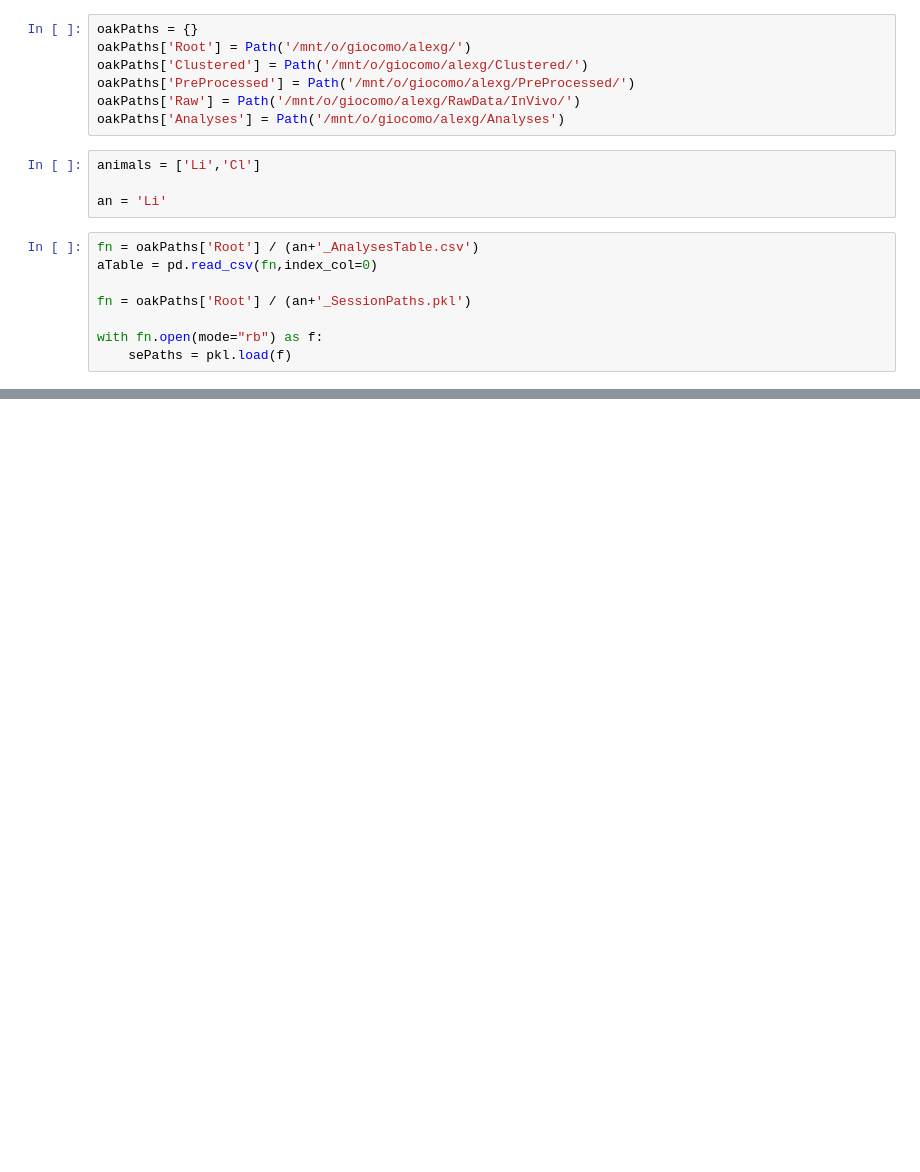
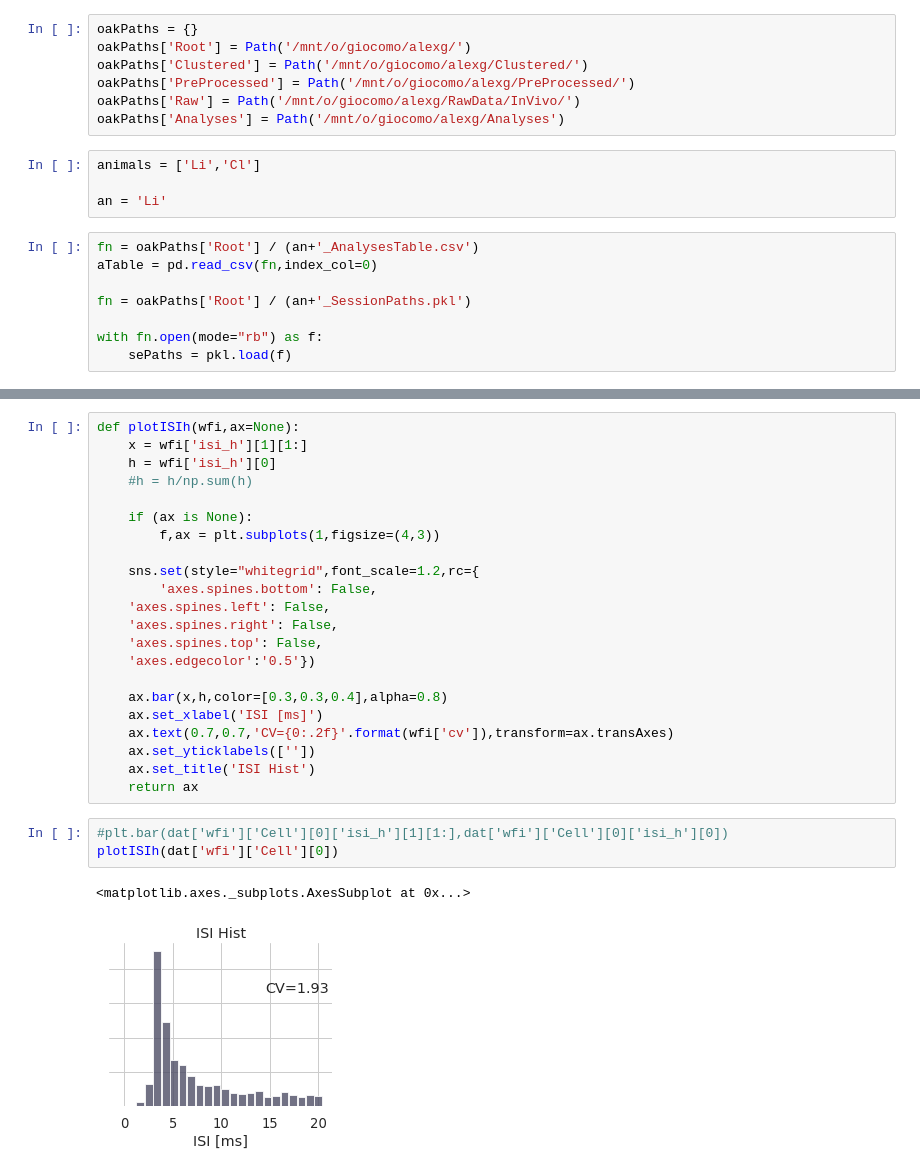
Before and after one commit to alexgonzl/TreeMazeAnalyses, a Jupyter notebook: Notebooks/singleCellPlots.ipynb, the cells around one changed output, grey strips where cells are left out. Saved outputs shown, nothing was run; the diff lists cells and outputs as text; blank space fills up the shorter version.

```diff
--- a/Notebooks/singleCellPlots.ipynb
+++ b/Notebooks/singleCellPlots.ipynb
@@ -467,0 +197,28 @@ NotFittedError: This PCA instance is not fitted yet. Call 'fit' with appropriate
+# %%
+def plotISIh(wfi,ax=None):
+    x = wfi['isi_h'][1][1:]
+    h = wfi['isi_h'][0]
+    #h = h/np.sum(h)
+
+    if (ax is None):
+        f,ax = plt.subplots(1,figsize=(4,3))
+
+    sns.set(style="whitegrid",font_scale=1.2,rc={
+        'axes.spines.bottom': False,
+    'axes.spines.left': False,
+    'axes.spines.right': False,
+    'axes.spines.top': False,
+    'axes.edgecolor':'0.5'})
+
+    ax.bar(x,h,color=[0.3,0.3,0.4],alpha=0.8)
+    ax.set_xlabel('ISI [ms]')
+    ax.text(0.7,0.7,'CV={0:.2f}'.format(wfi['cv']),transform=ax.transAxes)
+    ax.set_yticklabels([''])
+    ax.set_title('ISI Hist')
+    return ax
+# %%
+#plt.bar(dat['wfi']['Cell'][0]['isi_h'][1][1:],dat['wfi']['Cell'][0]['isi_h'][0])
+plotISIh(dat['wfi']['Cell'][0])
+# %% [output]
+<matplotlib.axes._subplots.AxesSubplot at 0x...>
+[figure, added]
```
Also changed, not shown: parts of 66 cells of this notebook, 11 other files.
